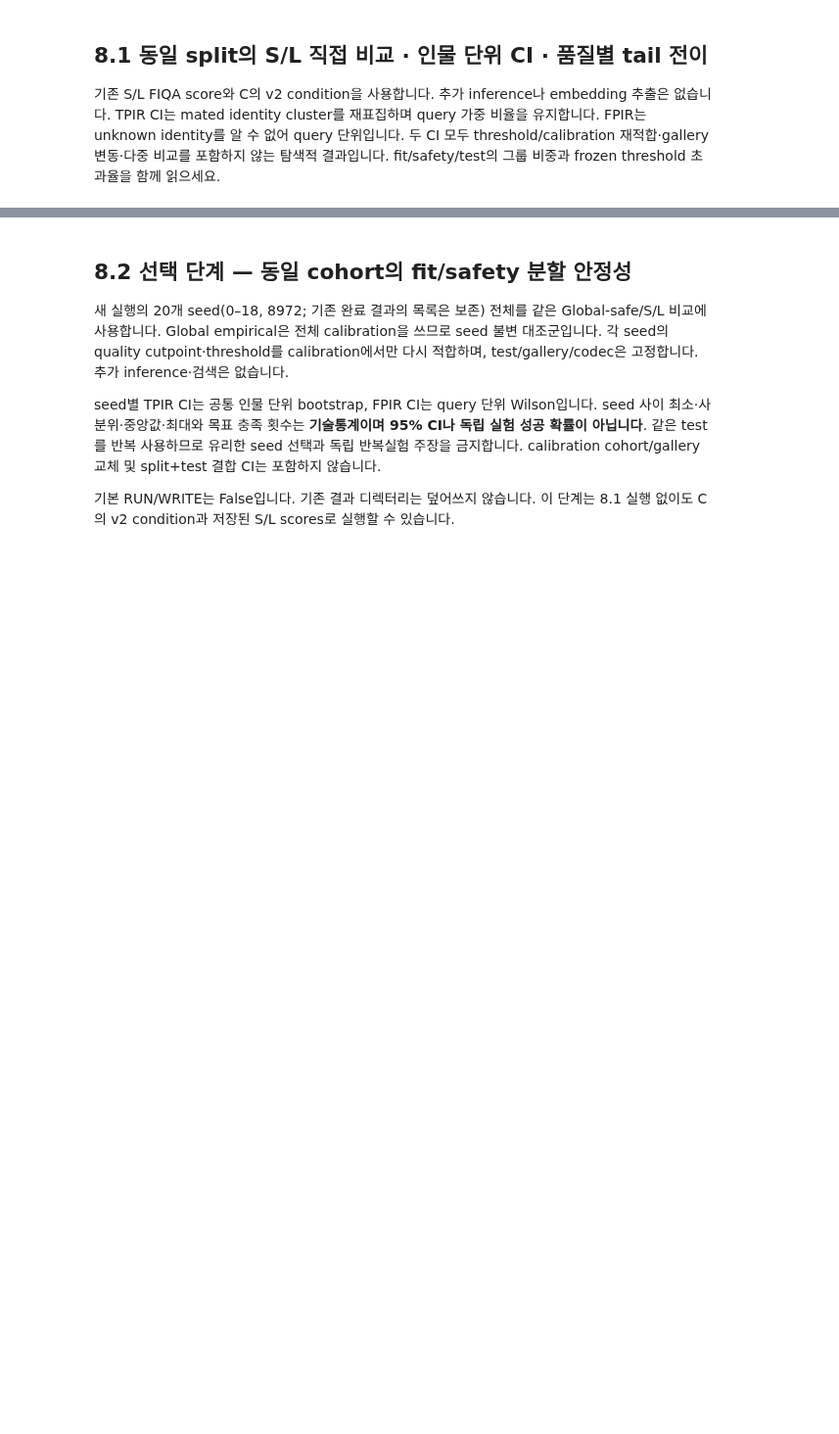
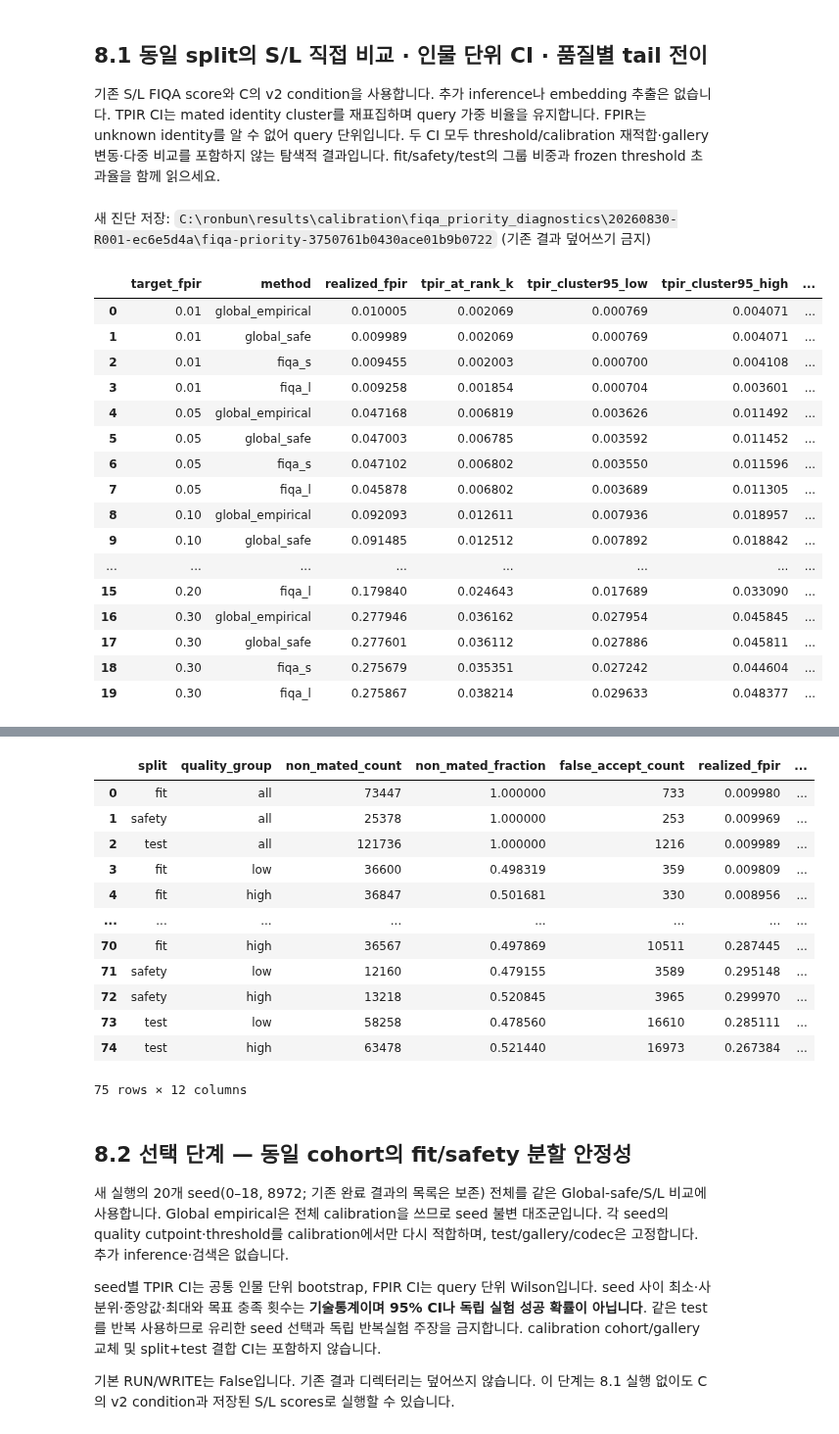
Before and after one commit to knougitrepos/ronbun, a Jupyter notebook: notebooks/calibration/00_fiqa_conditioned_threshold_calibration.ipynb, the cells around one changed output, grey strips where cells are left out. Shown at 98% size. Saved outputs shown, nothing was run; the diff lists cells and outputs as text; code cells hidden in the pictures; blank space fills up the shorter version.

```diff
--- a/notebooks/calibration/00_fiqa_conditioned_threshold_calibration.ipynb
+++ b/notebooks/calibration/00_fiqa_conditioned_threshold_calibration.ipynb
@@ -522,8 +588,8 @@ else:
 from research.experiments.fiqa_priority_diagnostics import (
     run_fiqa_priority_diagnostics, write_fiqa_priority_diagnostics,
 )
-RUN_PRIORITY_DIAGNOSTICS = False
-WRITE_PRIORITY_DIAGNOSTICS = False
+RUN_PRIORITY_DIAGNOSTICS = True
+WRITE_PRIORITY_DIAGNOSTICS = True
 CLUSTER_BOOTSTRAP_RESAMPLES = 2000
 CLUSTER_BOOTSTRAP_SEED = 8972
 priority_diagnostics = None
@@ -532,30 +598,49 @@ if WRITE_PRIORITY_DIAGNOSTICS and not RUN_PRIORITY_DIAGNOSTICS:
 if RUN_PRIORITY_DIAGNOSTICS:
     if condition_tables is None:
         raise RuntimeError('먼저 C에서 v2 condition artifact를 준비하세요.')
     paired_fiqa = {
         variant: load_fiqa_score_artifact(
             RESULT_ROOT / 'fiqa_scores' / 'survface' / CRFIQA_VARIANTS[variant].model_uid
         ) for variant in ('S', 'L')
     }
     priority_diagnostics = run_fiqa_priority_diagnostics(
         condition_tables, paired_fiqa['S'], paired_fiqa['L'],
         target_fpirs=TARGET_FPIRS, partition_seed=PARTITION_SEED,
         safety_fraction=SAFETY_FRACTION, bin_count=QUALITY_BIN_COUNT,
         shrinkage_strength=SHRINKAGE_STRENGTH,
         minimum_group_non_mated=MINIMUM_GROUP_NON_MATED,
         resamples=CLUSTER_BOOTSTRAP_RESAMPLES, bootstrap_seed=CLUSTER_BOOTSTRAP_SEED,
     )
     if WRITE_PRIORITY_DIAGNOSTICS:
         priority_path = write_fiqa_priority_diagnostics(
             RESULT_ROOT / 'fiqa_priority_diagnostics' / str(source_manifest['run_id']),
             priority_diagnostics,
         )
         display(Markdown(f'새 진단 저장: `{priority_path}` (기존 결과 덮어쓰기 금지)'))
     display(priority_diagnostics['method_summary'][[
         'target_fpir', 'method', 'realized_fpir', 'tpir_at_rank_k',
         'tpir_cluster95_low', 'tpir_cluster95_high', 'target_met_on_test',
     ]])
     display(priority_diagnostics['paired_comparisons'])
     display(priority_diagnostics['group_tail_transfer'])
 else:
     display(Markdown('S/L 공동 진단 대기: 위 RUN/WRITE 플래그로 명시적으로 실행합니다.'))
+# %% [output]
+새 진단 저장: `C:\ronbun\results\calibration\fiqa_priority_diagnostics\20260830-R001-ec6e5d4a\fiqa-priority-3750761b0430ace01b9b0722` (기존 결과 덮어쓰기 금지)
+|  | target_fpir | method | realized_fpir | tpir_at_rank_k | tpir_cluster95_low | tpir_cluster95_high | ... |
+| 0 | 0.01 | global_empirical | 0.010005 | 0.002069 | 0.000769 | 0.004071 | ... |
+| 1 | 0.01 | global_safe | 0.009989 | 0.002069 | 0.000769 | 0.004071 | ... |
+| 2 | 0.01 | fiqa_s | 0.009455 | 0.002003 | 0.000700 | 0.004108 | ... |
+| 3 | 0.01 | fiqa_l | 0.009258 | 0.001854 | 0.000704 | 0.003601 | ... |
+| 4 | 0.05 | global_empirical | 0.047168 | 0.006819 | 0.003626 | 0.011492 | ... |
+| 5 | 0.05 | global_safe | 0.047003 | 0.006785 | 0.003592 | 0.011452 | ... |
+| 6 | 0.05 | fiqa_s | 0.047102 | 0.006802 | 0.003550 | 0.011596 | ... |
+| 7 | 0.05 | fiqa_l | 0.045878 | 0.006802 | 0.003689 | 0.011305 | ... |
+| 8 | 0.10 | global_empirical | 0.092093 | 0.012611 | 0.007936 | 0.018957 | ... |
+| 9 | 0.10 | global_safe | 0.091485 | 0.012512 | 0.007892 | 0.018842 | ... |
+| ... | ... | ... | ... | ... | ... | ... | ... |
+| 15 | 0.20 | fiqa_l | 0.179840 | 0.024643 | 0.017689 | 0.033090 | ... |
+| 16 | 0.30 | global_empirical | 0.277946 | 0.036162 | 0.027954 | 0.045845 | ... |
+| 17 | 0.30 | global_safe | 0.277601 | 0.036112 | 0.027886 | 0.045811 | ... |
+| 18 | 0.30 | fiqa_s | 0.275679 | 0.035351 | 0.027242 | 0.044604 | ... |
+| 19 | 0.30 | fiqa_l | 0.275867 | 0.038214 | 0.029633 | 0.048377 | ... |
@@ -562,3 +664,16 @@ else:
+|  | split | quality_group | non_mated_count | non_mated_fraction | false_accept_count | realized_fpir | ... |
+| 0 | fit | all | 73447 | 1.000000 | 733 | 0.009980 | ... |
+| 1 | safety | all | 25378 | 1.000000 | 253 | 0.009969 | ... |
+| 2 | test | all | 121736 | 1.000000 | 1216 | 0.009989 | ... |
+| 3 | fit | low | 36600 | 0.498319 | 359 | 0.009809 | ... |
+| 4 | fit | high | 36847 | 0.501681 | 330 | 0.008956 | ... |
+| ... | ... | ... | ... | ... | ... | ... | ... |
+| 70 | fit | high | 36567 | 0.497869 | 10511 | 0.287445 | ... |
+| 71 | safety | low | 12160 | 0.479155 | 3589 | 0.295148 | ... |
+| 72 | safety | high | 13218 | 0.520845 | 3965 | 0.299970 | ... |
+| 73 | test | low | 58258 | 0.478560 | 16610 | 0.285111 | ... |
+| 74 | test | high | 63478 | 0.521440 | 16973 | 0.267384 | ... |
+75 rows × 12 columns
 # %% [markdown]
 ## 8.2 선택 단계 — 동일 cohort의 fit/safety 분할 안정성
 
```
Also changed, not shown: parts of 14 cells of this notebook, 19 other files.
